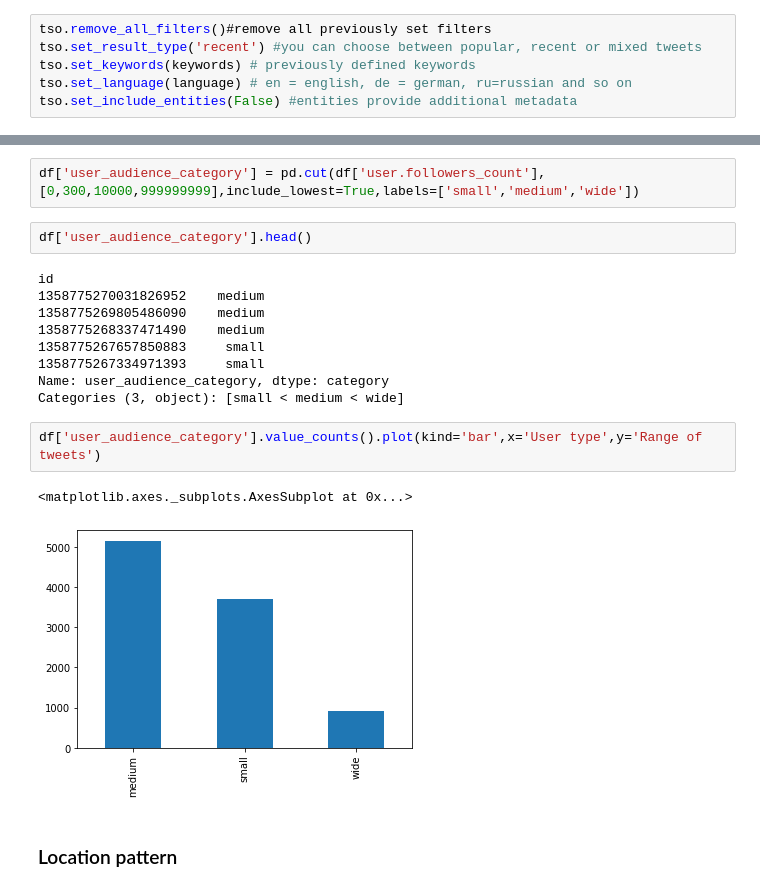
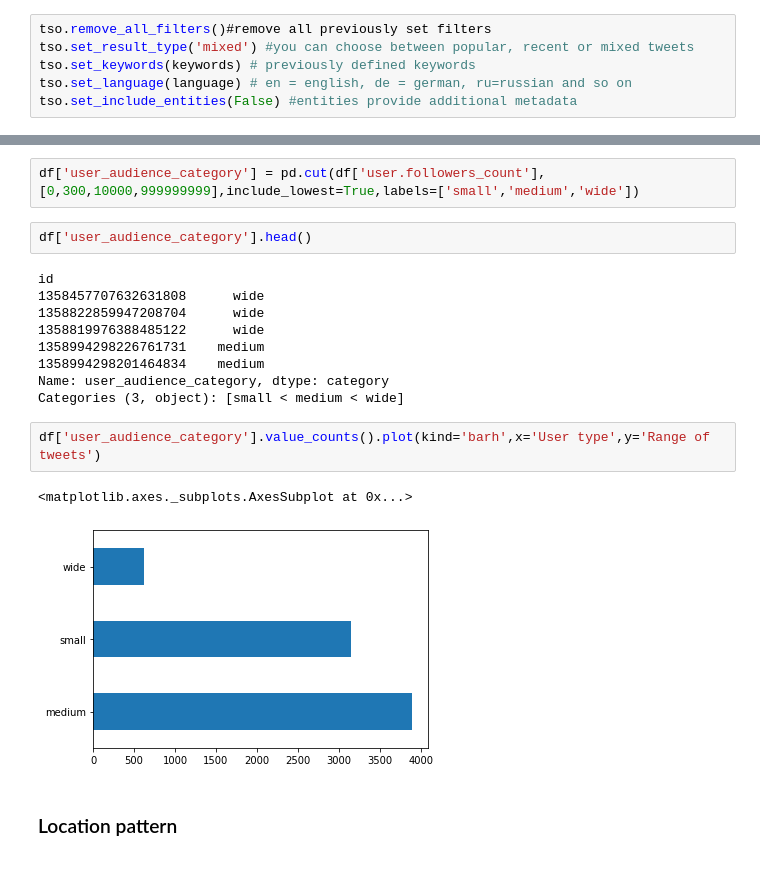
Before and after one commit to sahanaraguram2000/twitter_analysis, a Jupyter notebook: twitter_data_covid.ipynb, the cells around one changed output, grey strips where cells are left out. Cells and saved outputs as stored; diff of their text form.

```diff
--- a/twitter_data_covid.ipynb
+++ b/twitter_data_covid.ipynb
@@ -17,7 +17,7 @@ keywords, language = ['covid'], 'en'
 results = []
 # %%
 tso.remove_all_filters()#remove all previously set filters
-tso.set_result_type('recent') #you can choose between popular, recent or mixed tweets
+tso.set_result_type('mixed') #you can choose between popular, recent or mixed tweets
 tso.set_keywords(keywords) # previously defined keywords
 tso.set_language(language) # en = english, de = german, ru=russian and so on
 tso.set_include_entities(False) #entities provide additional metadata
@@ -309,18 +308,18 @@ df['user_audience_category'] = pd.cut(df['user.followers_count'],[0,300,10000,99
 df['user_audience_category'].head()
 # %% [output]
 id
-1358775270031826952    medium
-1358775269805486090    medium
-1358775268337471490    medium
-1358775267657850883     small
-1358775267334971393     small
+1358457707632631808      wide
+1358822859947208704      wide
+1358819976388485122      wide
+1358994298226761731    medium
+1358994298201464834    medium
 Name: user_audience_category, dtype: category
 Categories (3, object): [small < medium < wide]
 # %%
-df['user_audience_category'].value_counts().plot(kind='bar',x='User type',y='Range of tweets')
+df['user_audience_category'].value_counts().plot(kind='barh',x='User type',y='Range of tweets')
 # %% [output]
 <matplotlib.axes._subplots.AxesSubplot at 0x...>
-[figure, old version]
+[figure, new version]
 # %% [markdown]
 ### Location pattern
 # %% [markdown]
```
Also changed, not shown: parts of 29 cells of this notebook.
